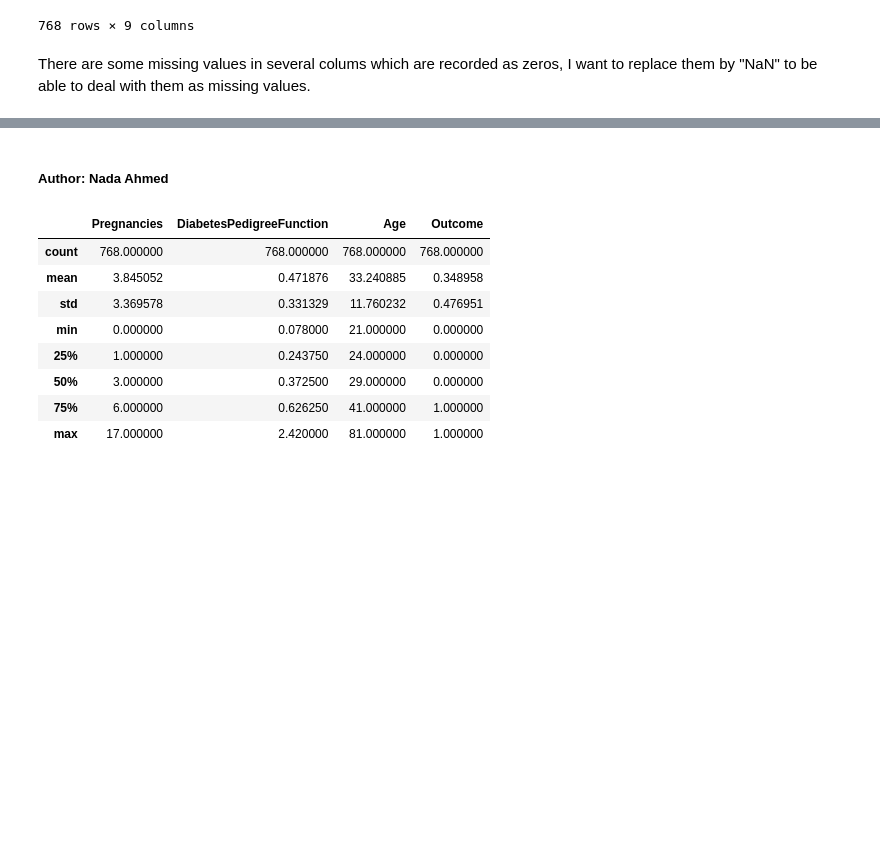
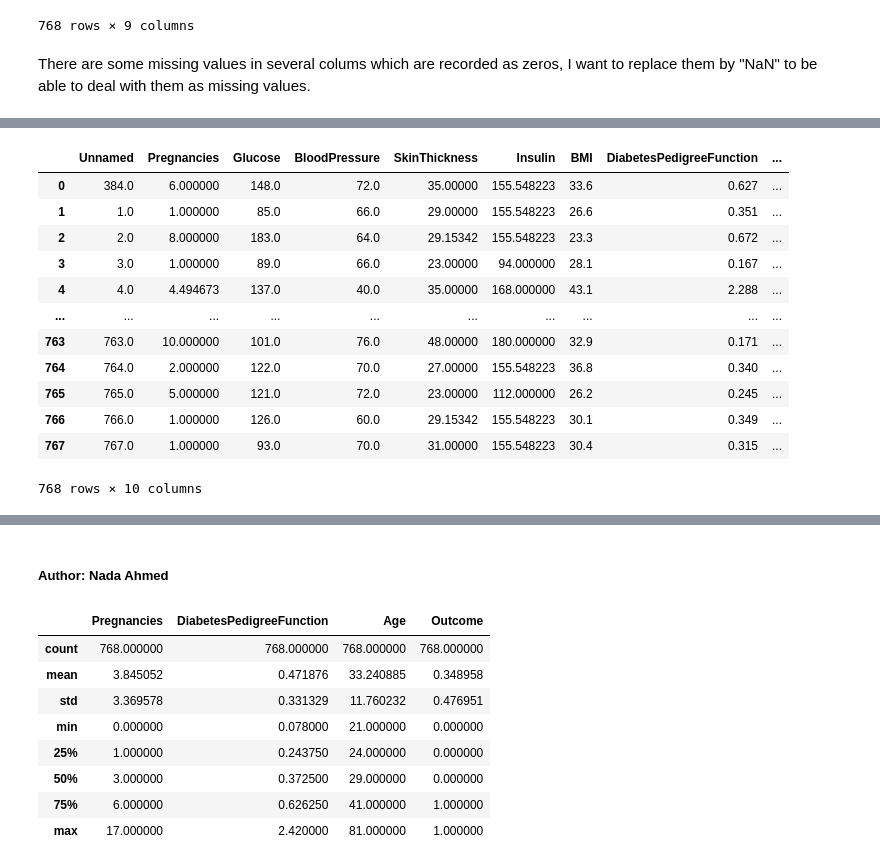
Before and after one commit to MarwahSalehAmeen/Machine_learning_project, a Jupyter notebook: ML notebook.ipynb, the cells around one changed output, grey strips where cells are left out. Drawn from its saved outputs; the diff is of its cells as text; code cells hidden in the pictures; blank space fills up the shorter version.

```diff
--- a/ML notebook.ipynb
+++ b/ML notebook.ipynb
@@ -69,0 +121,3 @@ dataset
+# %%
+X = dataset.iloc[:, :-1].values # features metrix
+y = dataset.iloc[:, -1].values # output
@@ -69,0 +154,5 @@ dataset
+# %%
+from sklearn.impute import SimpleImputer
+imputer = SimpleImputer(missing_values=np.nan, strategy='mean') # define the imputer
+imputer.fit(X)
+X = imputer.transform(X)
@@ -69,0 +185,2 @@ dataset
+# %%
+dataset= pd.DataFrame(X,columns = ['Unnamed','Pregnancies','Glucose','BloodPressure','SkinThickness','Insulin','BMI','DiabetesPedigreeFunction','Age'])
@@ -69,0 +203,2 @@ dataset
+# %%
+dataset.insert(9,"Outcome",y)
@@ -69,0 +221,17 @@ dataset
+# %%
+dataset.loc[dataset["Outcome"] == 2 , "Outcome"] = "0"
+dataset
+# %% [output]
+|  | Unnamed | Pregnancies | Glucose | BloodPressure | SkinThickness | Insulin | BMI | DiabetesPedigreeFunction | ... |
+| 0 | 384.0 | 6.000000 | 148.0 | 72.0 | 35.00000 | 155.548223 | 33.6 | 0.627 | ... |
+| 1 | 1.0 | 1.000000 | 85.0 | 66.0 | 29.00000 | 155.548223 | 26.6 | 0.351 | ... |
+| 2 | 2.0 | 8.000000 | 183.0 | 64.0 | 29.15342 | 155.548223 | 23.3 | 0.672 | ... |
+| 3 | 3.0 | 1.000000 | 89.0 | 66.0 | 23.00000 | 94.000000 | 28.1 | 0.167 | ... |
+| 4 | 4.0 | 4.494673 | 137.0 | 40.0 | 35.00000 | 168.000000 | 43.1 | 2.288 | ... |
+| ... | ... | ... | ... | ... | ... | ... | ... | ... | ... |
+| 763 | 763.0 | 10.000000 | 101.0 | 76.0 | 48.00000 | 180.000000 | 32.9 | 0.171 | ... |
+| 764 | 764.0 | 2.000000 | 122.0 | 70.0 | 27.00000 | 155.548223 | 36.8 | 0.340 | ... |
+| 765 | 765.0 | 5.000000 | 121.0 | 72.0 | 23.00000 | 112.000000 | 26.2 | 0.245 | ... |
+| 766 | 766.0 | 1.000000 | 126.0 | 60.0 | 29.15342 | 155.548223 | 30.1 | 0.349 | ... |
+| 767 | 767.0 | 1.000000 | 93.0 | 70.0 | 31.00000 | 155.548223 | 30.4 | 0.315 | ... |
+768 rows × 10 columns
```
Also changed, not shown: parts of 15 cells of this notebook, 1 other file.
